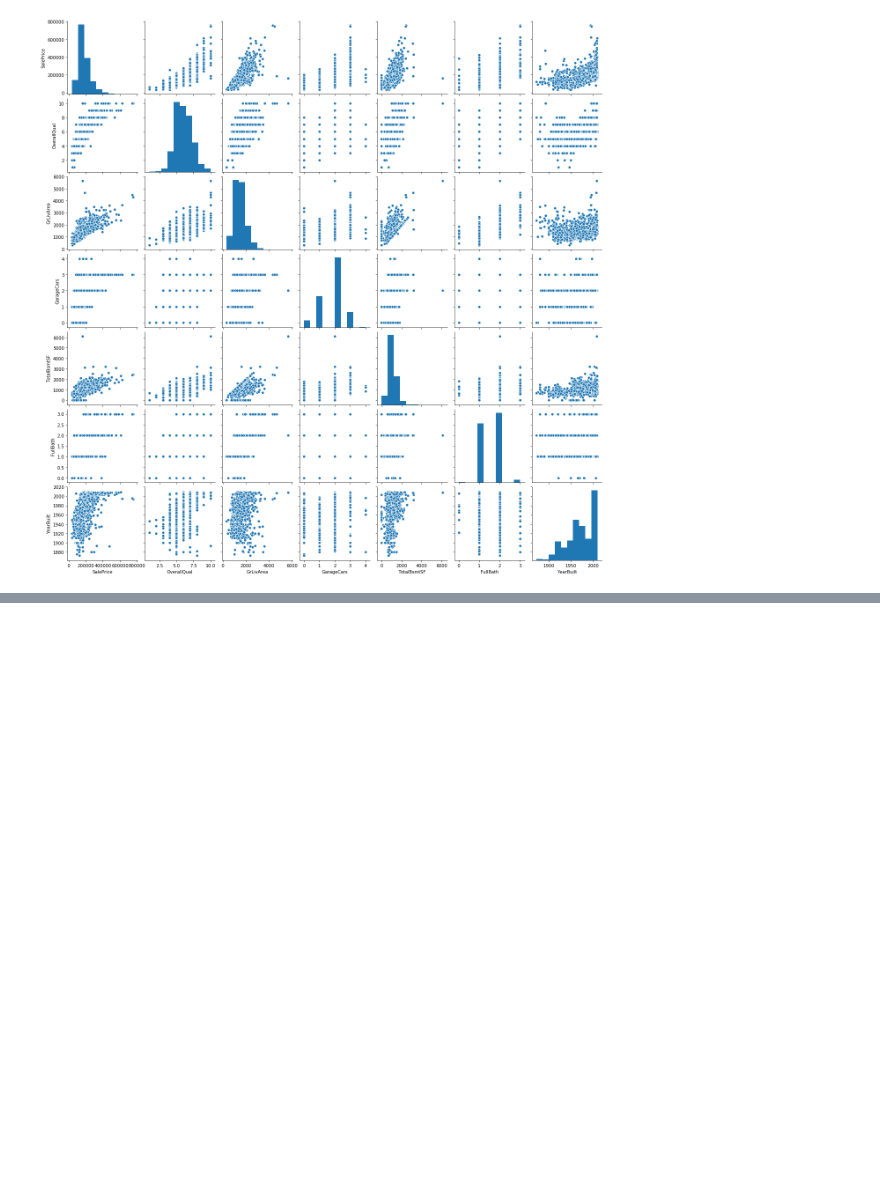
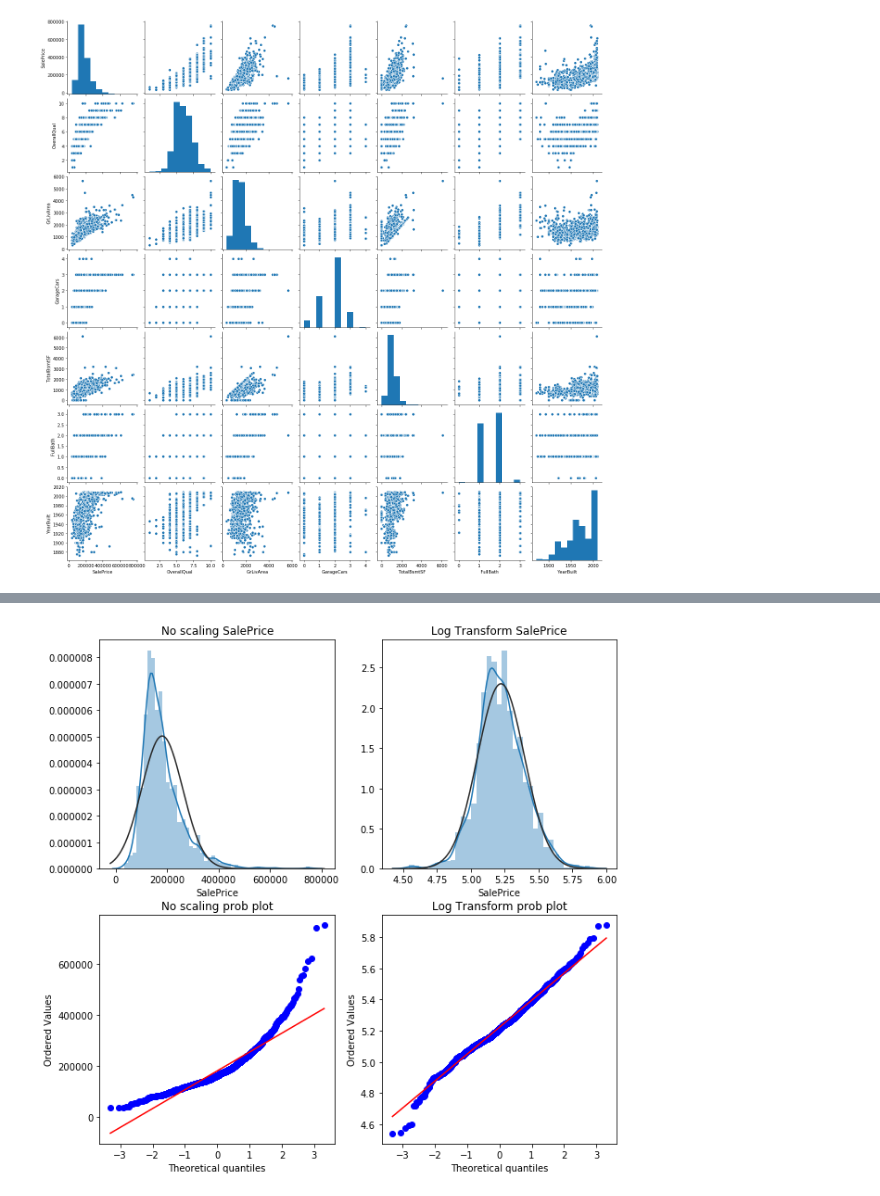
Before and after one commit to MarcoAntonioMontez/HousePrices, a Jupyter notebook: Data-Preprocessing.ipynb, the cells around one changed output, grey strips where cells are left out. Saved outputs shown, nothing was run; the diff lists cells and outputs as text; code cells hidden in the pictures; blank space fills up the shorter version.

```diff
--- a/Data-Preprocessing.ipynb
+++ b/Data-Preprocessing.ipynb
@@ -207,3 +211,18 @@ msno.heatmap(raw_data.drop(remove_cols,axis=1).sample(250))
 # %%
 # Delete certain columns and decide what to do to the missing variables
 # Normalize the numerical variables, and test for homoscedasticity
+
+
+raw_data[['GarageYrBlt','YearBuilt']].corr()
+#High Correlation - delete GarageYrBlt
+pre_data.drop('GarageYrBlt',axis=1,inplace=True);
+
+fill_dict = {'GarageType': 'NA', 'GarageFinish': 'NA', 'GarageQual': 'NA', 'GarageCond': 'NA'}
+pre_data.fillna(value=fill_dict,inplace=True)
+# %%
+pre_data.fillna(value={'MasVnrArea':0},inplace=True)
+columns = ['MasVnrType','BsmtCond','BsmtExposure','BsmtFinType1','BsmtFinType2','BsmtQual']
+pre_data[columns] = pre_data[columns].fillna(value='NA')
+pre_data = pre_data.dropna()
+pre_data.isnull().sum().sort_values(ascending=False).head(10)
+#No NA Values
@@ -209,0 +258,17 @@ msno.heatmap(raw_data.drop(remove_cols,axis=1).sample(250))
+# %%
+fig, axs = plt.subplots(2, 2,figsize=(10, 10))
+
+sns.distplot(pre_data['SalePrice'],fit=stats.norm,ax=axs[0,0])
+axs[0,0].set_title('No scaling SalePrice')
+
+sns.distplot(np.log10(pre_data['SalePrice']),fit=stats.norm,ax=axs[0,1])
+axs[0,1].set_title('Log Transform SalePrice')
+
+stats.probplot((pre_data['SalePrice']), plot=axs[1,0])
+axs[1,0].set_title('No scaling prob plot')
+
+stats.probplot(np.log10(pre_data['SalePrice']), plot=axs[1,1])
+axs[1,1].set_title('Log Transform prob plot')
+plt.show()
+# %% [output]
+[figure, added]
```
Also changed, not shown: parts of 20 cells of this notebook, 1 other file.
